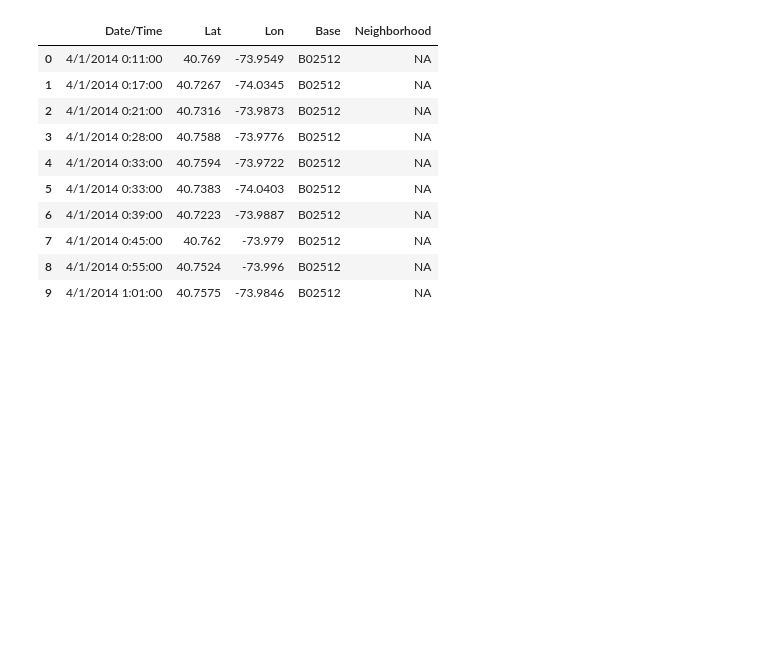
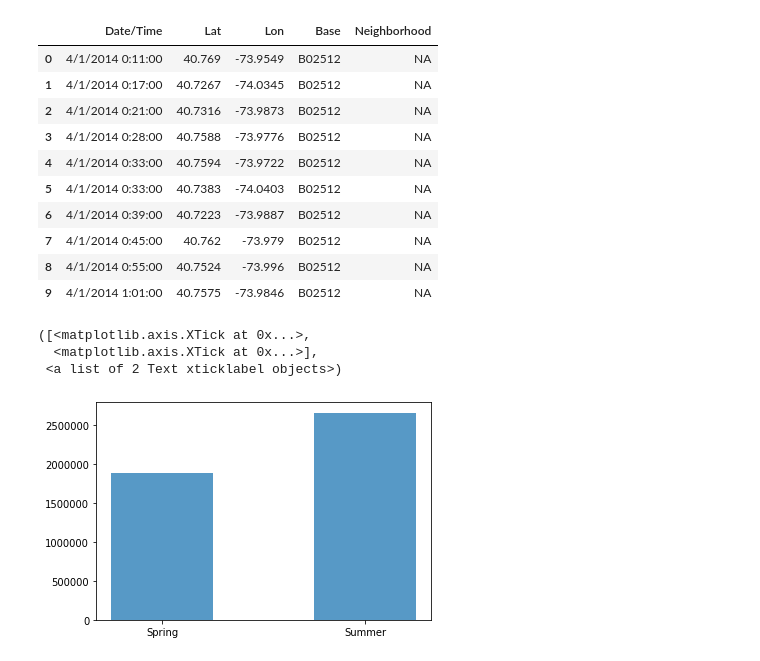
Before and after one commit to iliveonit/Project1-2020, a Jupyter notebook: UberNeighborhoods.ipynb, the cells around one changed output. Saved outputs shown, nothing was run; the diff lists cells and outputs as text; code cells hidden in the pictures; blank space fills up the shorter version.

Commit message:
Added bar and pie graphs for seasons data.

```diff
--- a/UberNeighborhoods.ipynb
+++ b/UberNeighborhoods.ipynb
@@ -103,3 +105,16 @@ spring.head(10)
 | 7 | 4/1/2014 0:45:00 | 40.762 | -73.979 | B02512 | NA |
 | 8 | 4/1/2014 0:55:00 | 40.7524 | -73.996 | B02512 | NA |
 | 9 | 4/1/2014 1:01:00 | 40.7575 | -73.9846 | B02512 | NA |
+# %%
+# bar graph of summer and spring uber usage
+y_axis = [len(spring), len(summer)]
+x_axis = np.arange(len(y_axis))
+
+plt.bar(x_axis, y_axis, alpha = .75, width = .5)
+tick_locations = [value for value in x_axis]
+plt.xticks(tick_locations,["Spring", "Summer"])
+# %% [output]
+([<matplotlib.axis.XTick at 0x...>,
+  <matplotlib.axis.XTick at 0x...>],
+ <a list of 2 Text xticklabel objects>)
+[figure, added]
```
Also changed, not shown: parts of 2 cells of this notebook.
